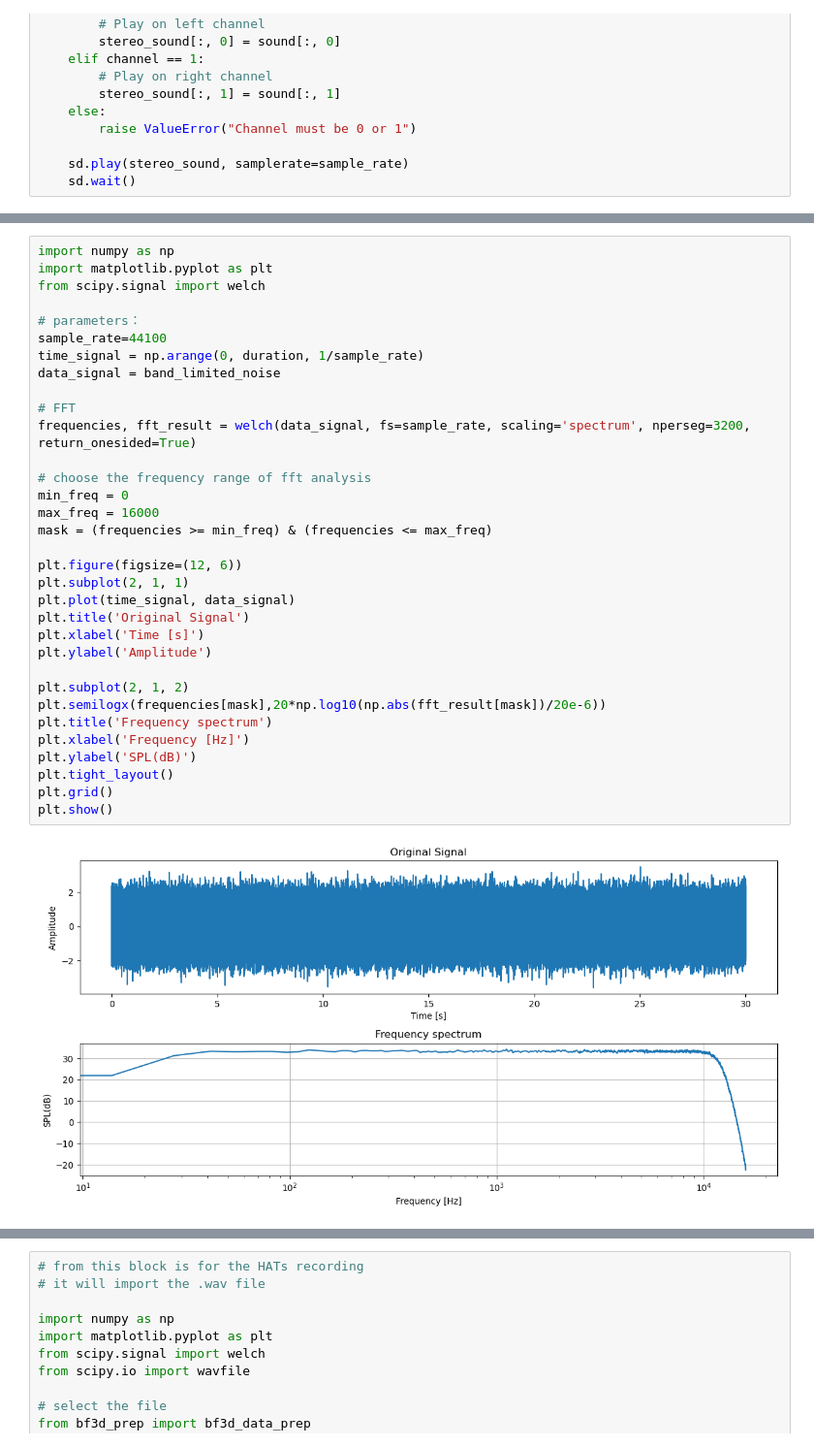
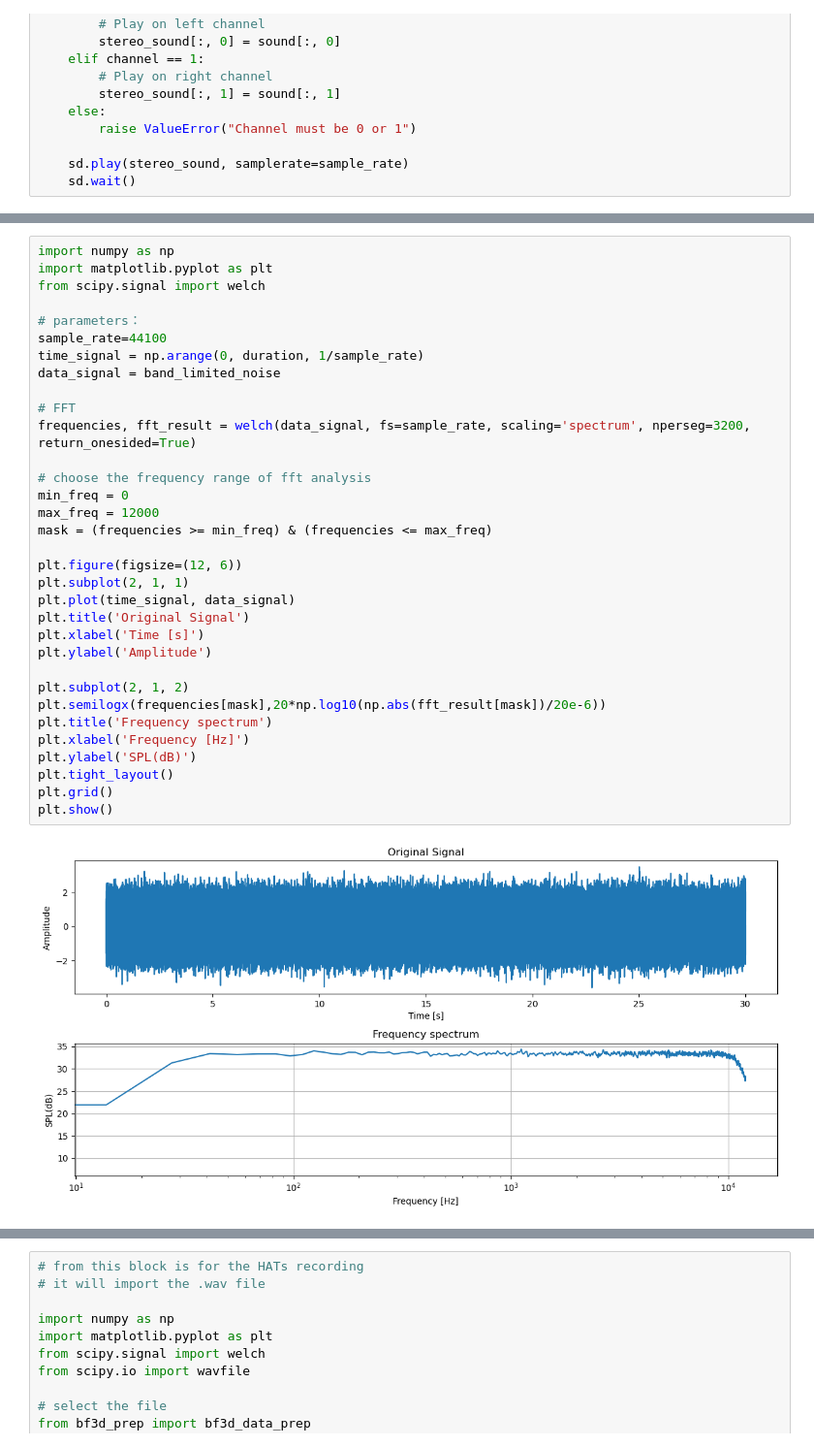
Before and after one commit to 1ieng2en/3d_beamforming, a Jupyter notebook: Measurement.ipynb, the cells around one changed output, grey strips where cells are left out. Shown at 97% size. Cells and saved outputs as stored; diff of their text form.

```diff
--- a/Measurement.ipynb
+++ b/Measurement.ipynb
@@ -75,32 +106,32 @@ import matplotlib.pyplot as plt
 from scipy.signal import welch
 
 # parameters：
 sample_rate=44100
 time_signal = np.arange(0, duration, 1/sample_rate)
 data_signal = band_limited_noise
 
 # FFT
 frequencies, fft_result = welch(data_signal, fs=sample_rate, scaling='spectrum', nperseg=3200, return_onesided=True)
 
 # choose the frequency range of fft analysis
 min_freq = 0
-max_freq = 16000
+max_freq = 12000
 mask = (frequencies >= min_freq) & (frequencies <= max_freq)
 
 plt.figure(figsize=(12, 6))
 plt.subplot(2, 1, 1)
 plt.plot(time_signal, data_signal)
 plt.title('Original Signal')
 plt.xlabel('Time [s]')
 plt.ylabel('Amplitude')
 
 plt.subplot(2, 1, 2)
 plt.semilogx(frequencies[mask],20*np.log10(np.abs(fft_result[mask])/20e-6))
 plt.title('Frequency spectrum')
 plt.xlabel('Frequency [Hz]')
 plt.ylabel('SPL(dB)')
 plt.tight_layout()
 plt.grid()
 plt.show()
 # %% [output]
-[figure, old version]
+[figure, new version]
```
Also changed, not shown: parts of 11 cells of this notebook, 12 other files.
